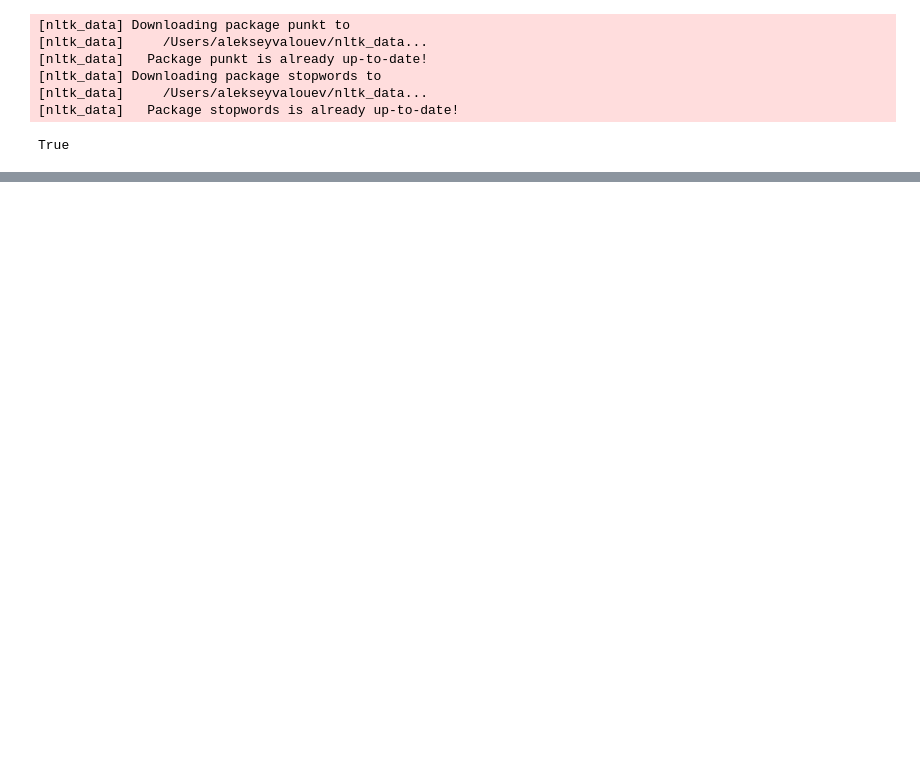
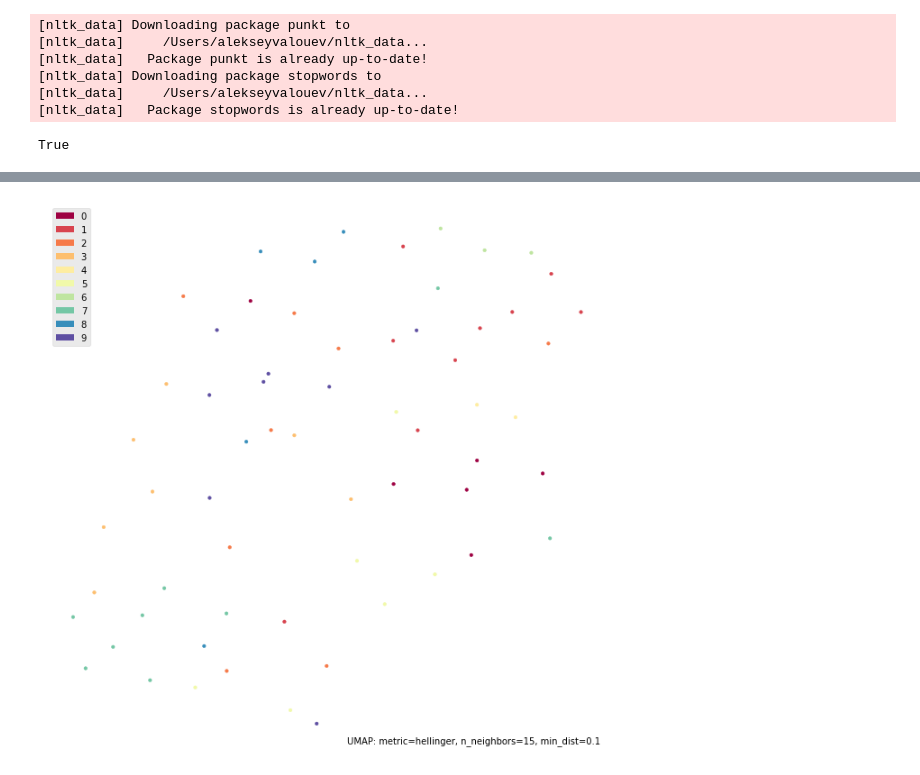
Before and after one commit to alekseyvalouev/usc-dinner-clustering, a Jupyter notebook: clustering.ipynb, the cells around one changed output, grey strips where cells are left out. Cells and saved outputs as stored; diff of their text form; code cells hidden in the pictures; blank space fills up the shorter version.

```diff
--- a/clustering.ipynb
+++ b/clustering.ipynb
@@ -117,0 +117,6 @@ corpus[18][0:460]
+# %%
+vectorizer = TfidfVectorizer()
+X = vectorizer.fit_transform(corpus)
+tf_idf = pd.DataFrame(data = X.toarray(), columns=vectorizer.get_feature_names())
+
+final_df = tf_idf
@@ -117,0 +222,6 @@ corpus[18][0:460]
+# %%
+tfidf_embedding = umap.UMAP(metric='hellinger').fit(final_df)
+fig = umap.plot.points(tfidf_embedding, labels=prediction)
+plt.show()
+# %% [output]
+[figure, added]
```
Also changed, not shown: parts of 9 cells of this notebook.
